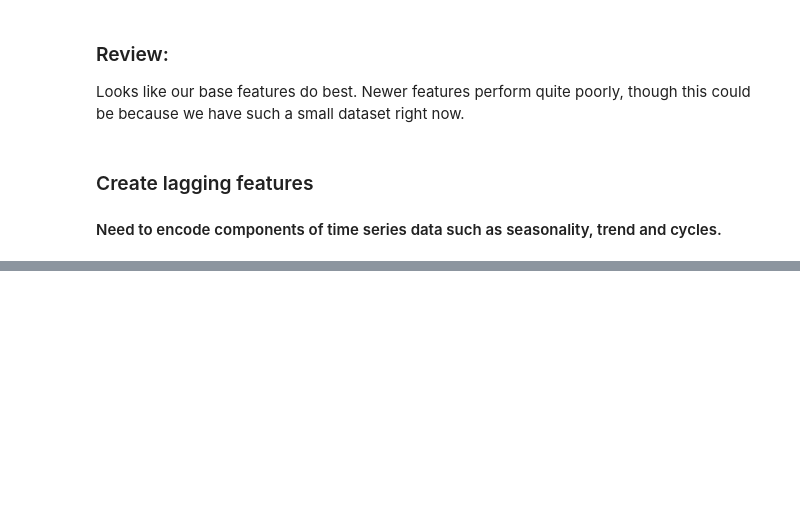
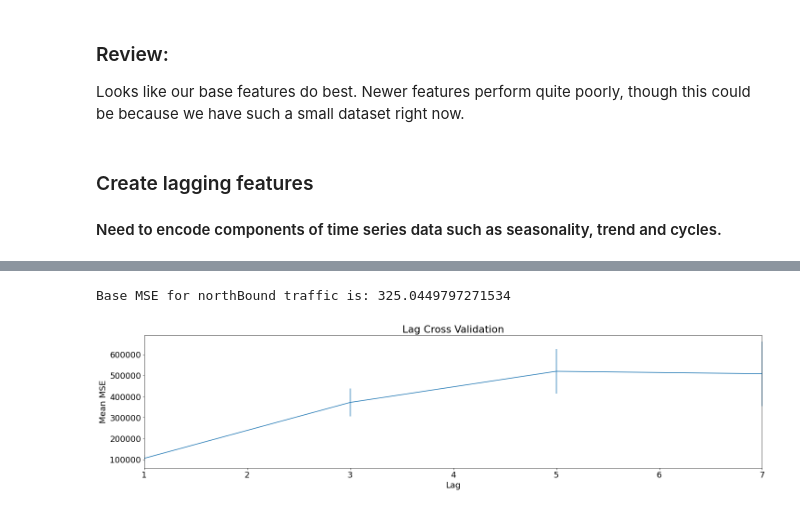
Before and after one commit to tmulligan98/Machine-Learning-Main-Project, a Jupyter notebook: feature_engineering/notebook.ipynb, the cells around one changed output, grey strips where cells are left out. Drawn from its saved outputs; the diff is of its cells as text; code cells hidden in the pictures; blank space fills up the shorter version.

```diff
--- a/feature_engineering/notebook.ipynb
+++ b/feature_engineering/notebook.ipynb
@@ -86,0 +96,14 @@ fig.show()
+# %%
+temp = df_north.copy()
+cross_validation_feature_params(test_params=[1,3,5,7], df=temp, feature_type="lag", target_var="northBound")
+
+df_north = df.drop(columns=["southBound"])
+df_north["volume_lag_1"] = df_north["northBound"].shift(1, fill_value=0)
+performance(df_north, "northBound")
+
+df_south = df.drop(columns=["northBound"])
+df_south["volume_lag_1"] = df_south["southBound"].shift(1, fill_value=0)
+# performance(df_south, "southBound")
+# %% [output]
+Base MSE for northBound traffic is: 325.0449797271534
+[figure, added]
```
Also changed, not shown: parts of 15 cells of this notebook, 1 other file.
